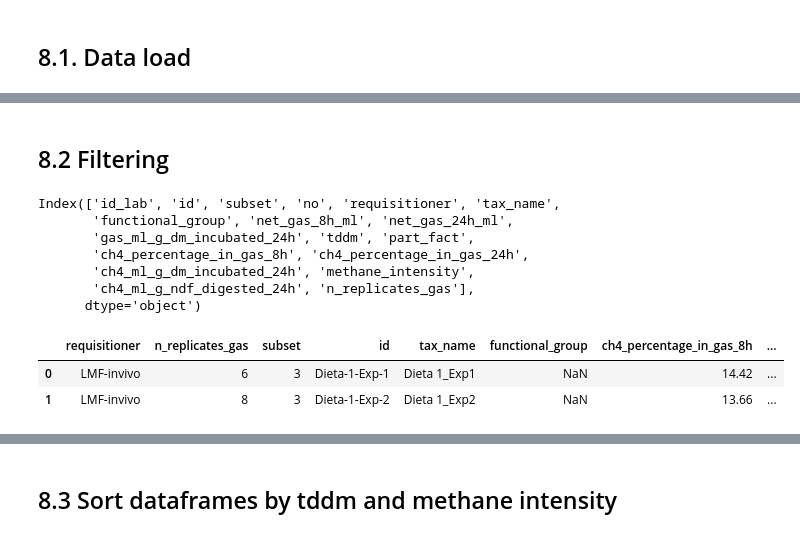
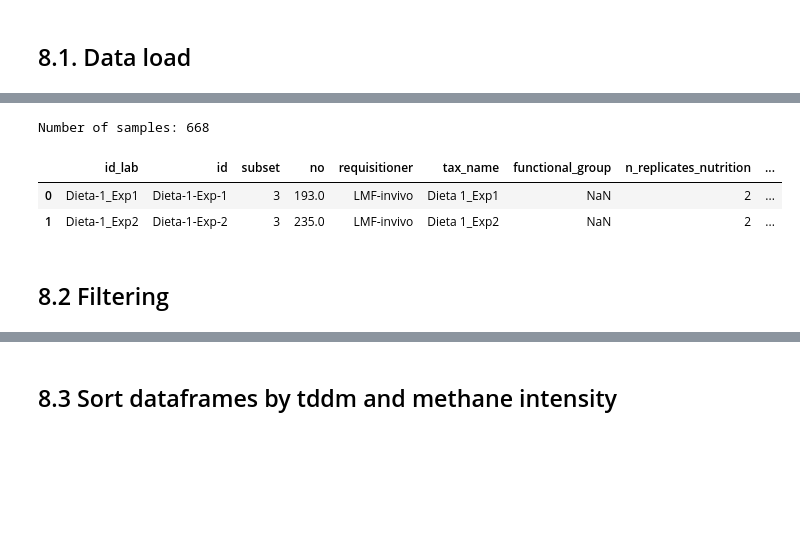
Before and after one commit to maurope/lmf, a Jupyter notebook: notebooks/2026/2026_05_22_data_delivery.ipynb, the cells around one changed output, grey strips where cells are left out. Drawn from its saved outputs; the diff is of its cells as text; code cells hidden in the pictures; blank space fills up the shorter version.

```diff
--- a/notebooks/2026/2026_05_22_data_delivery.ipynb
+++ b/notebooks/2026/2026_05_22_data_delivery.ipynb
@@ -1061,0 +1082,9 @@ gas_av = pd.read_csv('/content/drive/MyDrive/lmf/data/2026_05_22_data_delivery/0
+# %%
+compiled_dashboard = nu_av.merge(gas_av2, on='id_lab', how='left')
+print('Number of samples:', len(compiled_dashboard))
+compiled_dashboard.head(2)
+# %% [output]
+Number of samples: 668
+|  | id_lab | id | subset | no | requisitioner | tax_name | functional_group | n_replicates_nutrition | ... |
+| 0 | Dieta-1_Exp1 | Dieta-1-Exp-1 | 3 | 193.0 | LMF-invivo | Dieta 1_Exp1 | NaN | 2 | ... |
+| 1 | Dieta-1_Exp2 | Dieta-1-Exp-2 | 3 | 235.0 | LMF-invivo | Dieta 1_Exp2 | NaN | 2 | ... |
@@ -1062,19 +1095,2 @@ gas_av = pd.read_csv('/content/drive/MyDrive/lmf/data/2026_05_22_data_delivery/0
 # %% [markdown]
 ## 8.2 Filtering
-# %%
-gas_av.columns
-# %% [output]
-Index(['id_lab', 'id', 'subset', 'no', 'requisitioner', 'tax_name',
-       'functional_group', 'net_gas_8h_ml', 'net_gas_24h_ml',
-       'gas_ml_g_dm_incubated_24h', 'tddm', 'part_fact',
-       'ch4_percentage_in_gas_8h', 'ch4_percentage_in_gas_24h',
-       'ch4_ml_g_dm_incubated_24h', 'methane_intensity',
-       'ch4_ml_g_ndf_digested_24h', 'n_replicates_gas'],
-      dtype='object')
-# %%
-gas_av2 = gas_av[['requisitioner','n_replicates_gas','subset','id','tax_name','functional_group', 'ch4_percentage_in_gas_8h', 'ch4_percentage_in_gas_24h','methane_intensity','tddm']]
-gas_av2.head(2)
-# %% [output]
-|  | requisitioner | n_replicates_gas | subset | id | tax_name | functional_group | ch4_percentage_in_gas_8h | ... |
-| 0 | LMF-invivo | 6 | 3 | Dieta-1-Exp-1 | Dieta 1_Exp1 | NaN | 14.42 | ... |
-| 1 | LMF-invivo | 8 | 3 | Dieta-1-Exp-2 | Dieta 1_Exp2 | NaN | 13.66 | ... |
```
Also changed, not shown: parts of 13 cells of this notebook, 25 other files.
